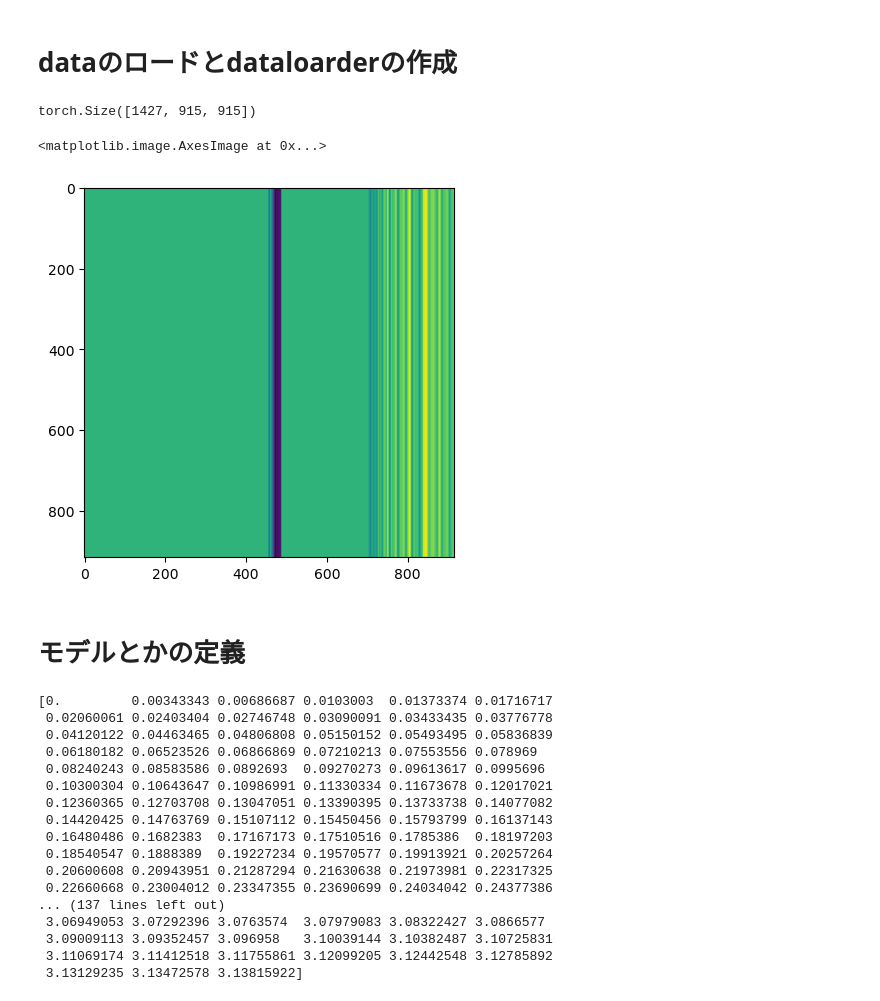
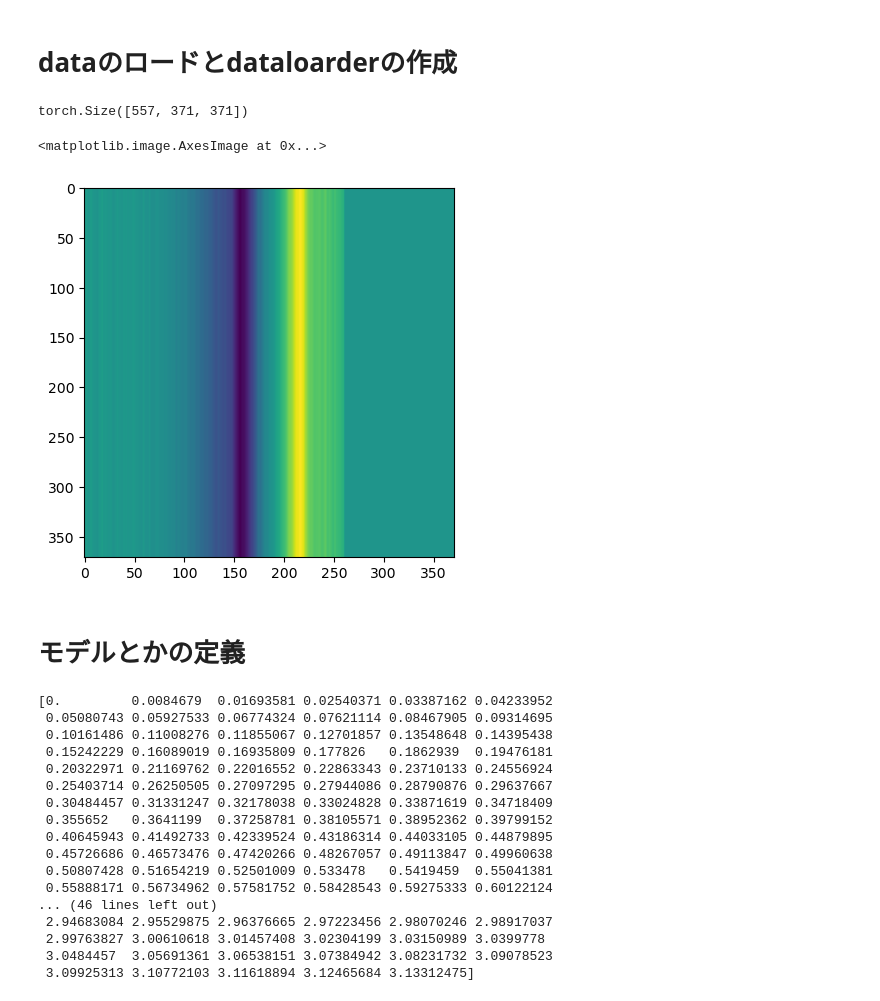
Before and after one commit to ogayuuki0202/iBOS_CUDA, a Jupyter notebook: reconstruction.ipynb, the cells around one changed output. Drawn from its saved outputs; the diff is of its cells as text; code cells hidden in the pictures.

```diff
--- a/reconstruction.ipynb
+++ b/reconstruction.ipynb
@@ -23,14 +23,14 @@ cuda
 # dataのロードとdataloarderの作成
 # %%
 #ファイルのロード
-sinogram_path="sinogram/sinogram_2410_quarter_size.npy"
+sinogram_path="sinogram/sinogram_2410.npy"
 sinogram=np.load(sinogram_path,allow_pickle=True)
 sinogram_tensor=torch.FloatTensor(sinogram).permute(0, 2, 1).to(device)#tensor型に直す
 print(sinogram_tensor.shape)
 plt.imshow(sinogram_tensor[100,:,:].cpu())
 # %% [output]
-torch.Size([1427, 915, 915])
+torch.Size([557, 371, 371])
 <matplotlib.image.AxesImage at 0x...>
-[figure, old version]
+[figure, new version]
 # %%
 #daaloarderの作成
@@ -59,26 +59,26 @@ dataloarders_dict={"target":target_dataloarder,"predict":predict_dataloarder}
 # print(array)
 
 # define measuring angles
-angles = np.linspace(0, np.pi, 915, endpoint=False)
+angles = np.linspace(0, np.pi, 371, endpoint=False)
 print(angles)
 # %% [output]
-[0.         0.00343343 0.00686687 0.0103003  0.01373374 0.01716717
- 0.02060061 0.02403404 0.02746748 0.03090091 0.03433435 0.03776778
- 0.04120122 0.04463465 0.04806808 0.05150152 0.05493495 0.05836839
- 0.06180182 0.06523526 0.06866869 0.07210213 0.07553556 0.078969
- 0.08240243 0.08583586 0.0892693  0.09270273 0.09613617 0.0995696
- 0.10300304 0.10643647 0.10986991 0.11330334 0.11673678 0.12017021
- 0.12360365 0.12703708 0.13047051 0.13390395 0.13733738 0.14077082
- 0.14420425 0.14763769 0.15107112 0.15450456 0.15793799 0.16137143
- 0.16480486 0.1682383  0.17167173 0.17510516 0.1785386  0.18197203
- 0.18540547 0.1888389  0.19227234 0.19570577 0.19913921 0.20257264
- 0.20600608 0.20943951 0.21287294 0.21630638 0.21973981 0.22317325
- 0.22660668 0.23004012 0.23347355 0.23690699 0.24034042 0.24377386
-... (137 lines left out)
- 3.06949053 3.07292396 3.0763574  3.07979083 3.08322427 3.0866577
- 3.09009113 3.09352457 3.096958   3.10039144 3.10382487 3.10725831
- 3.11069174 3.11412518 3.11755861 3.12099205 3.12442548 3.12785892
- 3.13129235 3.13472578 3.13815922]
+[0.         0.0084679  0.01693581 0.02540371 0.03387162 0.04233952
+ 0.05080743 0.05927533 0.06774324 0.07621114 0.08467905 0.09314695
+ 0.10161486 0.11008276 0.11855067 0.12701857 0.13548648 0.14395438
+ 0.15242229 0.16089019 0.16935809 0.177826   0.1862939  0.19476181
+ 0.20322971 0.21169762 0.22016552 0.22863343 0.23710133 0.24556924
+ 0.25403714 0.26250505 0.27097295 0.27944086 0.28790876 0.29637667
+ 0.30484457 0.31331247 0.32178038 0.33024828 0.33871619 0.34718409
+ 0.355652   0.3641199  0.37258781 0.38105571 0.38952362 0.39799152
+ 0.40645943 0.41492733 0.42339524 0.43186314 0.44033105 0.44879895
+ 0.45726686 0.46573476 0.47420266 0.48267057 0.49113847 0.49960638
+ 0.50807428 0.51654219 0.52501009 0.533478   0.5419459  0.55041381
+ 0.55888171 0.56734962 0.57581752 0.58428543 0.59275333 0.60122124
+... (46 lines left out)
+ 2.94683084 2.95529875 2.96376665 2.97223456 2.98070246 2.98917037
+ 2.99763827 3.00610618 3.01457408 3.02304199 3.03150989 3.0399778
+ 3.0484457  3.05691361 3.06538151 3.07384942 3.08231732 3.09078523
+ 3.09925313 3.10772103 3.11618894 3.12465684 3.13312475]
 # %%
 #モデル
 
```
Also changed, not shown: parts of 4 cells of this notebook, 2 other files.
